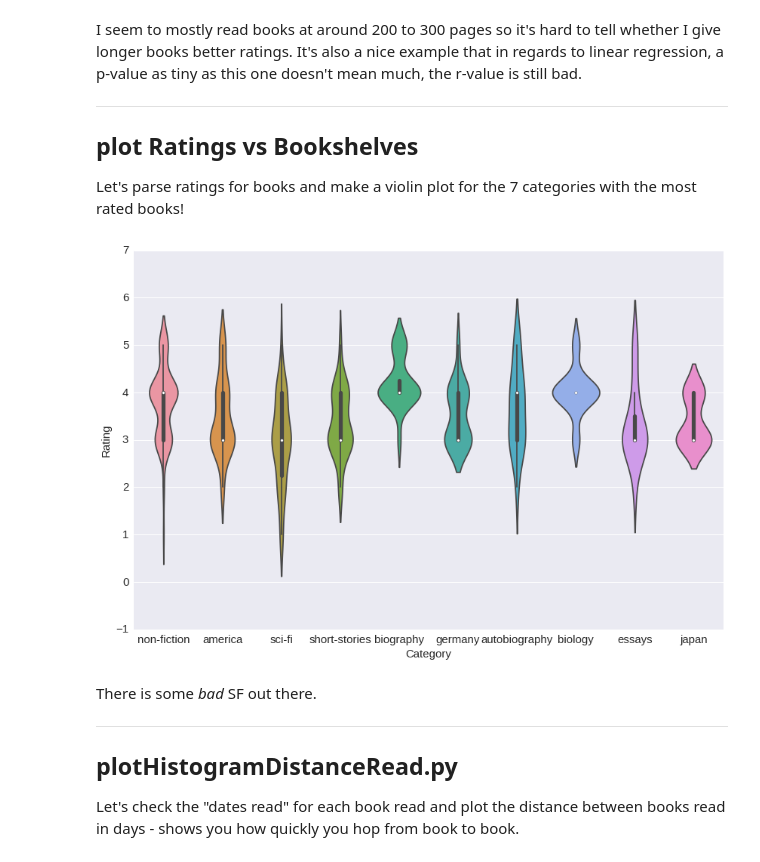
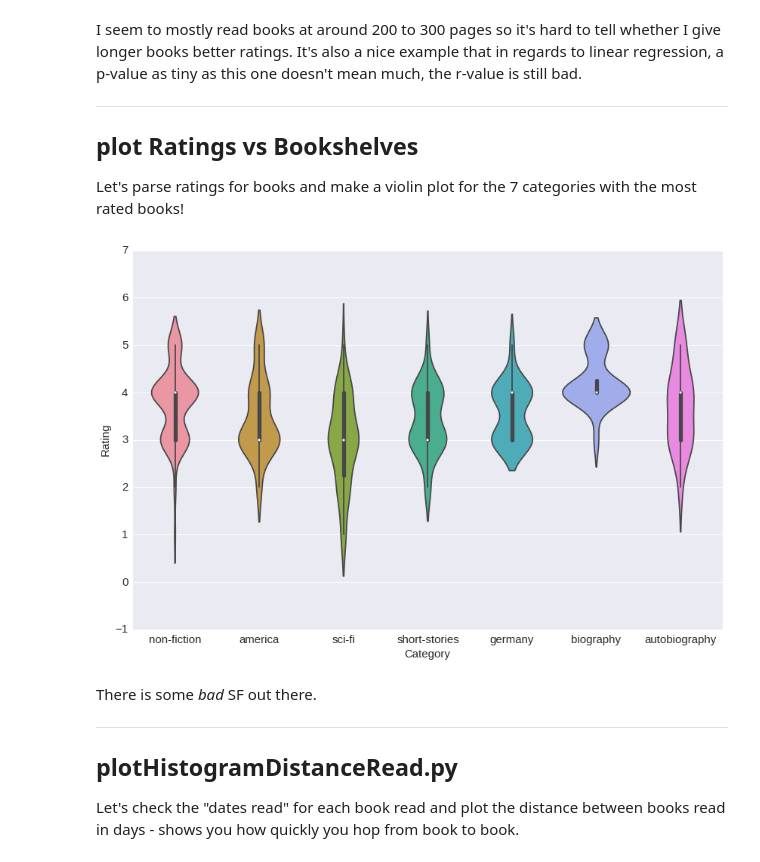
Before and after one commit to philippbayer/Goodreads_visualization, a Jupyter notebook: README.ipynb, the cells around one changed output. Drawn from its saved outputs; the diff is of its cells as text; code cells hidden in the pictures.

```diff
--- a/README.ipynb
+++ b/README.ipynb
@@ -104,35 +103,35 @@ shelves_counter = Counter() # counts how many books on each shelf
 
 for index, row in cleaned_df.iterrows():
     my_rating = row["My Rating"]
     if my_rating == 0:
         continue
     if pd.isnull(row["Bookshelves"]):
         continue
 
     shelves = row["Bookshelves"].split(",")
 
     for s in shelves:
         # empty shelf?
         if not s: continue
         s = s.strip() # I had "non-fiction" and " non-fiction"
         shelves_ratings[s].append(my_rating)
         shelves_counter[s] += 10
 
 names = []
 ratings = []
-for name, _ in shelves_counter.most_common(10):
+for name, _ in shelves_counter.most_common(CATEGORIES):
     for number in shelves_ratings[name]:
         names.append(name)
         ratings.append(number)
 
 full_table = pd.DataFrame({"Category":names, "Rating":ratings})
 
 sns.violinplot(x = "Category", y = "Rating", data=full_table)
 # older versions of seaborn throw up here with
 # TypeError: violinplot() missing 1 required positional argument: 'vals'
 pylab.show()
 # %% [output]
-[figure, old version]
+[figure, new version]
 # %% [markdown]
 There is some *bad* SF out there.
 
```
Also changed, not shown: parts of 8 cells of this notebook, 14 other files.
